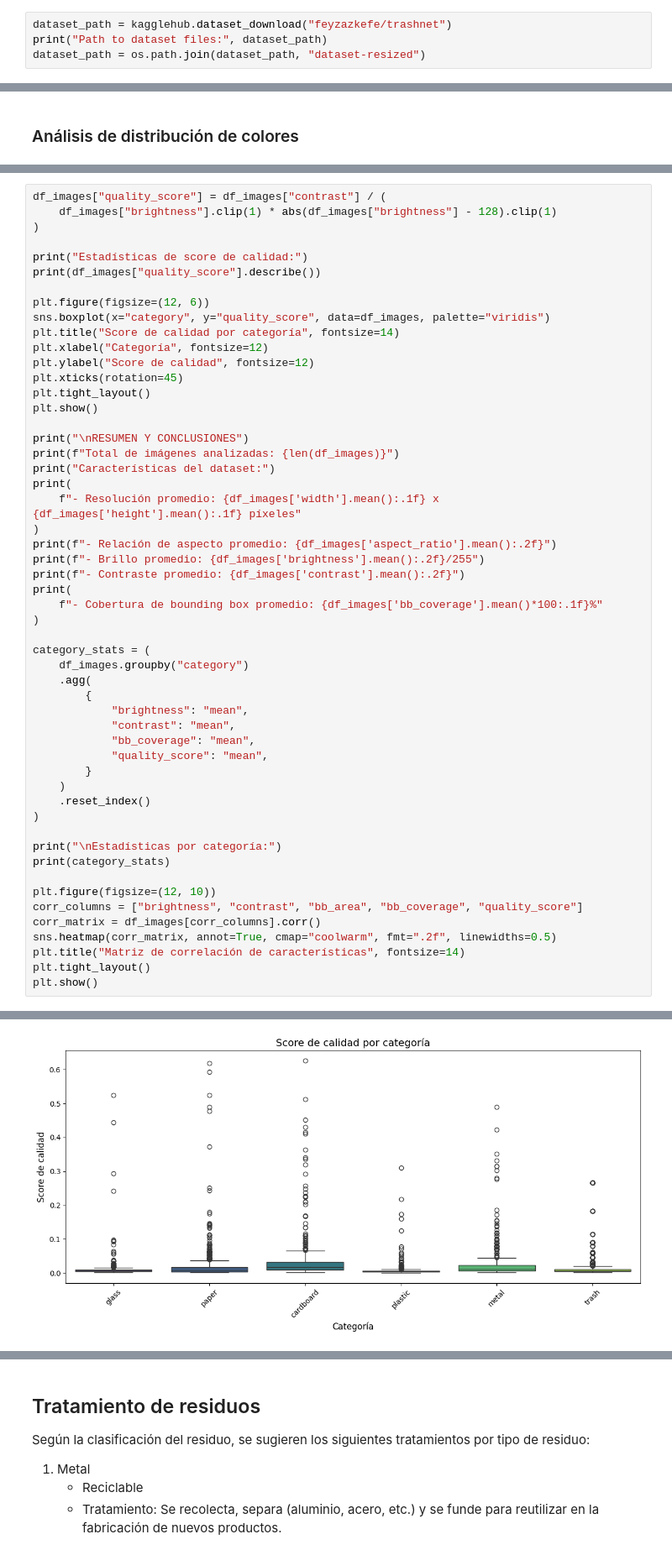
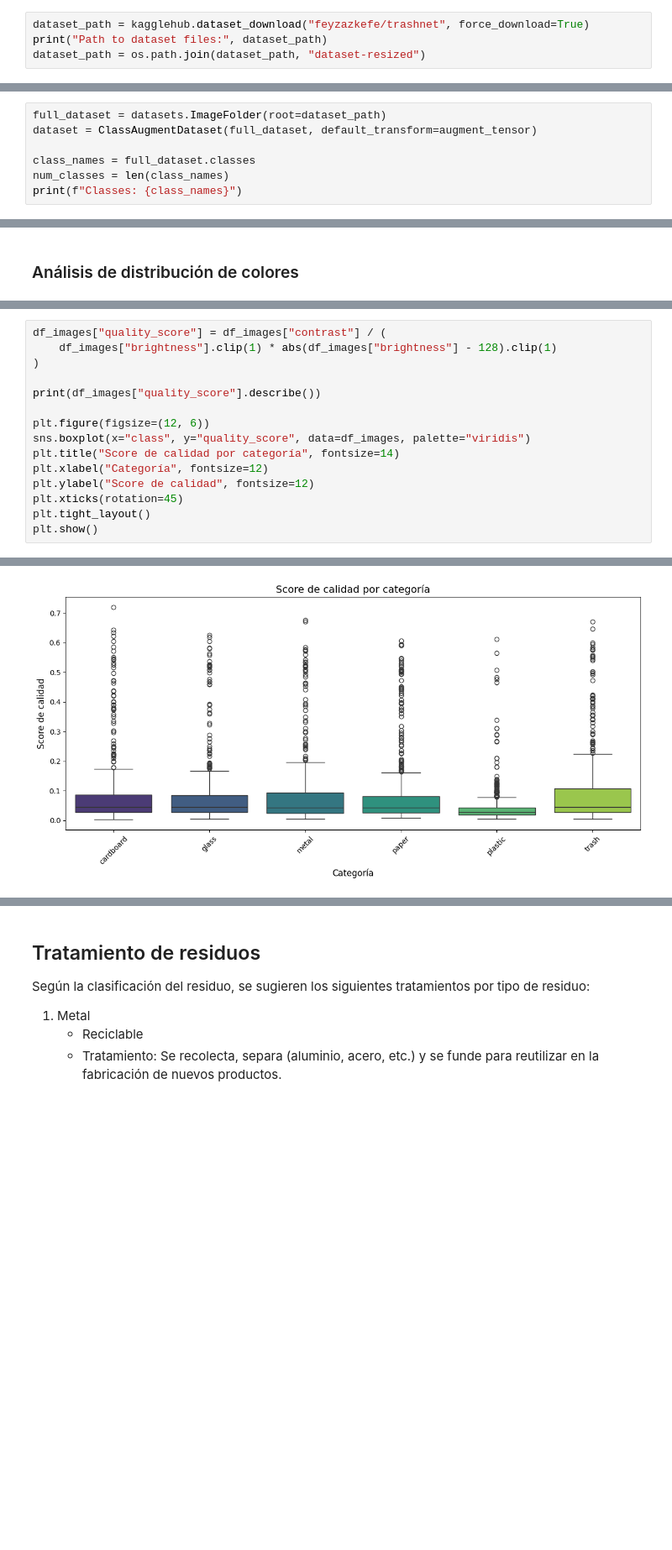
Before and after one commit to gonzafernan/ceia-vpc2, a Jupyter notebook: 01-trashnet-eda.ipynb, the cells around one changed output, grey strips where cells are left out. Shown at 84% size. Drawn from its saved outputs; the diff is of its cells as text; blank space fills up the shorter version.

```diff
--- a/01-trashnet-eda.ipynb
+++ b/01-trashnet-eda.ipynb
@@ -51,7 +56,7 @@ import pandas as pd
 # %% [markdown]
 Descarga del dataset mediante `kagglehub`:
 # %%
-dataset_path = kagglehub.dataset_download("feyzazkefe/trashnet")
+dataset_path = kagglehub.dataset_download("feyzazkefe/trashnet", force_download=True)
 print("Path to dataset files:", dataset_path)
 dataset_path = os.path.join(dataset_path, "dataset-resized")
 # %% [output]
@@ -681,0 +272,7 @@ Passing `palette` without assigning `hue` is deprecated and will be removed in v
+# %%
+full_dataset = datasets.ImageFolder(root=dataset_path)
+dataset = ClassAugmentDataset(full_dataset, default_transform=augment_tensor)
+
+class_names = full_dataset.classes
+num_classes = len(class_names)
+print(f"Classes: {class_names}")
@@ -761,52 +587,14 @@ df_images["quality_score"] = df_images["contrast"] / (
     df_images["brightness"].clip(1) * abs(df_images["brightness"] - 128).clip(1)
 )
 
-print("Estadísticas de score de calidad:")
 print(df_images["quality_score"].describe())
 
 plt.figure(figsize=(12, 6))
-sns.boxplot(x="category", y="quality_score", data=df_images, palette="viridis")
+sns.boxplot(x="class", y="quality_score", data=df_images, palette="viridis")
 plt.title("Score de calidad por categoría", fontsize=14)
 plt.xlabel("Categoría", fontsize=12)
 plt.ylabel("Score de calidad", fontsize=12)
 plt.xticks(rotation=45)
 plt.tight_layout()
 plt.show()
-
-print("\nRESUMEN Y CONCLUSIONES")
-print(f"Total de imágenes analizadas: {len(df_images)}")
-print("Características del dataset:")
-print(
-    f"- Resolución promedio: {df_images['width'].mean():.1f} x {df_images['height'].mean():.1f} píxeles"
-)
-print(f"- Relación de aspecto promedio: {df_images['aspect_ratio'].mean():.2f}")
-print(f"- Brillo promedio: {df_images['brightness'].mean():.2f}/255")
-print(f"- Contraste promedio: {df_images['contrast'].mean():.2f}")
-print(
-    f"- Cobertura de bounding box promedio: {df_images['bb_coverage'].mean()*100:.1f}%"
-)
-
-category_stats = (
-    df_images.groupby("category")
-    .agg(
-        {
-            "brightness": "mean",
-            "contrast": "mean",
-            "bb_coverage": "mean",
-            "quality_score": "mean",
-        }
-    )
-    .reset_index()
-)
-
-print("\nEstadísticas por categoría:")
-print(category_stats)
-
-plt.figure(figsize=(12, 10))
-corr_columns = ["brightness", "contrast", "bb_area", "bb_coverage", "quality_score"]
-corr_matrix = df_images[corr_columns].corr()
-sns.heatmap(corr_matrix, annot=True, cmap="coolwarm", fmt=".2f", linewidths=0.5)
-plt.title("Matriz de correlación de características", fontsize=14)
-plt.tight_layout()
-plt.show()
 # %% [output]
@@ -826 +613 @@ Passing `palette` without assigning `hue` is deprecated and will be removed in v
-[figure, old version]
+[figure, new version]
```
Also changed, not shown: parts of 44 cells of this notebook.
